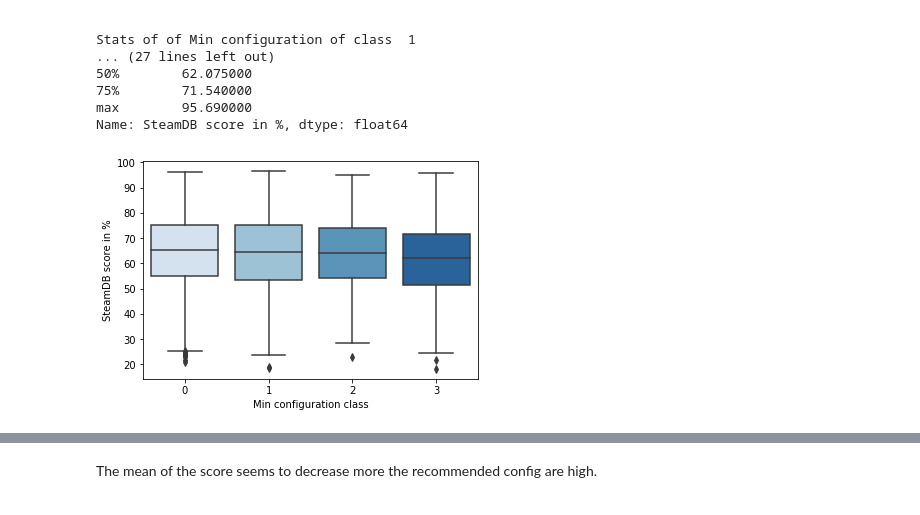
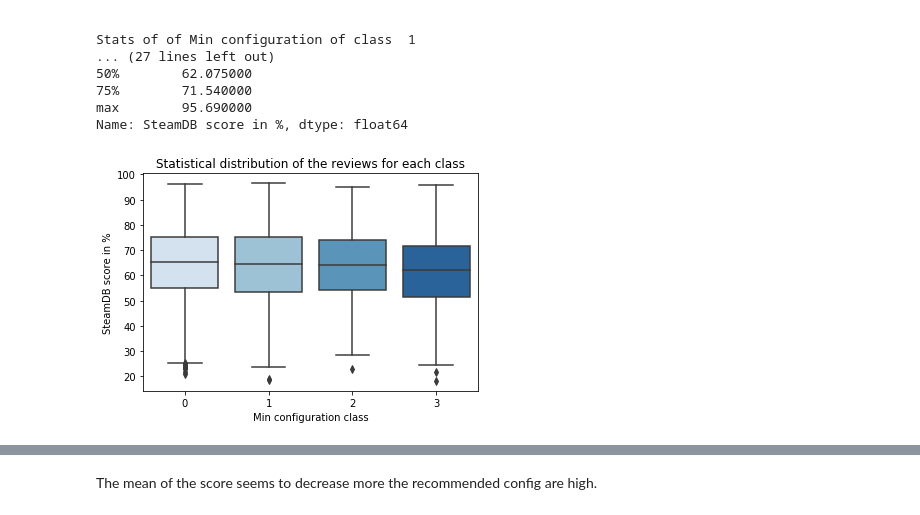
Before and after one commit to gregbellan/MODS203, a Jupyter notebook: Data_Analysis.ipynb, the cells around one changed output, grey strips where cells are left out. Drawn from its saved outputs; the diff is of its cells as text; code cells hidden in the pictures.

```diff
--- a/Data_Analysis.ipynb
+++ b/Data_Analysis.ipynb
@@ -72,6 +73,6 @@ Stats of of Min configuration of class  1
 max        95.690000
 Name: SteamDB score in %, dtype: float64
 # %%
-ax = sn.boxplot(x="Min configuration class", y="SteamDB score in %", palette="Blues", data=df)
+ax = sn.boxplot(x="Min configuration class", y="SteamDB score in %", palette="Blues", data=df).set_title("Statistical distribution of the reviews for each class")
 # %% [output]
-[figure, old version]
+[figure, new version]
```
Also changed, not shown: parts of 11 cells of this notebook.
